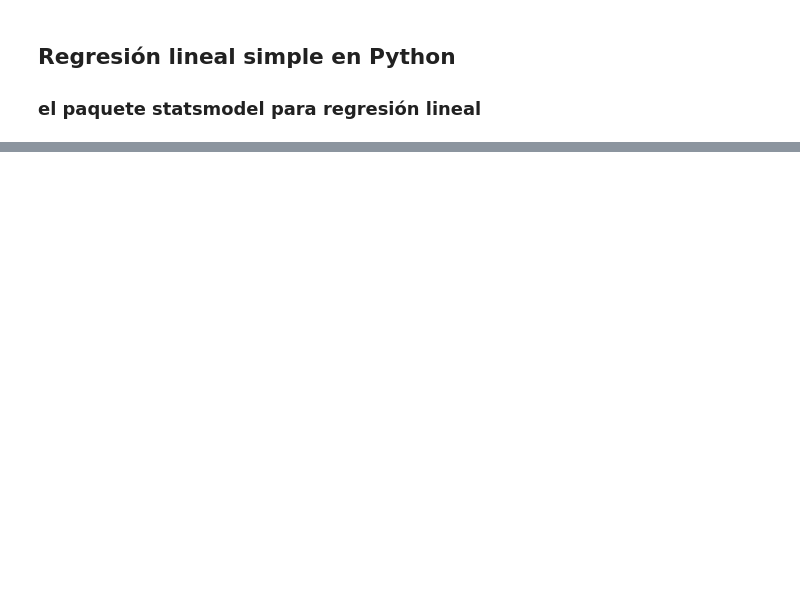
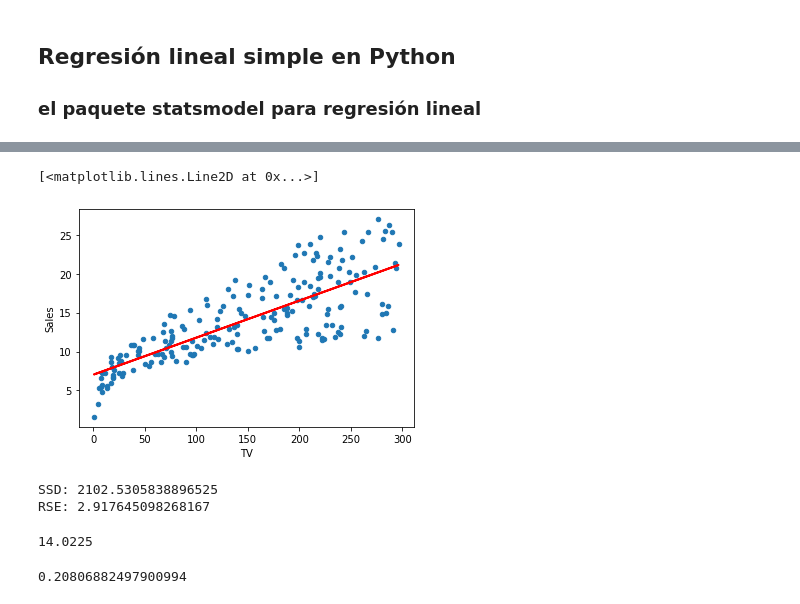
Before and after one commit to AnabelBerumen/DataScientist, a Jupyter notebook: modelos/Regresión_lineal.ipynb, the cells around one changed output, grey strips where cells are left out. Drawn from its saved outputs; the diff is of its cells as text; code cells hidden in the pictures; blank space fills up the shorter version.

```diff
--- a/modelos/Regresión_lineal.ipynb
+++ b/modelos/Regresión_lineal.ipynb
@@ -168,3 +168,6 @@ RSE / 11.17142868912199
 # %% [markdown]
 ## Regresión lineal simple en Python
 ### el paquete statsmodel para regresión lineal
+# %%
+data = pd.read_csv('/content/Advertising.csv')
+data.head()
@@ -170,0 +183,4 @@ RSE / 11.17142868912199
+# %%
+# predecir ventas en función de TV
+lm = smf.ols(formula='Sales ~ TV', data=data).fit()
+lm.params
@@ -170,0 +226,3 @@ RSE / 11.17142868912199
+# %%
+sales_pred = lm.predict(pd.DataFrame(data['TV']))
+sales_pred
@@ -170,0 +242,6 @@ RSE / 11.17142868912199
+# %%
+data.plot(kind = 'scatter', x='TV', y='Sales')
+plt.plot(pd.DataFrame(data['TV']), sales_pred, c='red', linewidth=2)
+# %% [output]
+[<matplotlib.lines.Line2D at 0x...>]
+[figure, added]
@@ -170,0 +256,16 @@ RSE / 11.17142868912199
+# %%
+print(f'SSD: {SSD}')
+print(f'RSE: {RSE}')
+# %% [output]
+SSD: 2102.5305838896525
+RSE: 2.917645098268167
+# %%
+sales_m = np.mean(data['Sales'])
+sales_m
+# %% [output]
+14.0225
+# %%
+error = RSE / sales_m
+error
+# %% [output]
+0.20806882497900994
```
Also changed, not shown: parts of 128 cells of this notebook.
